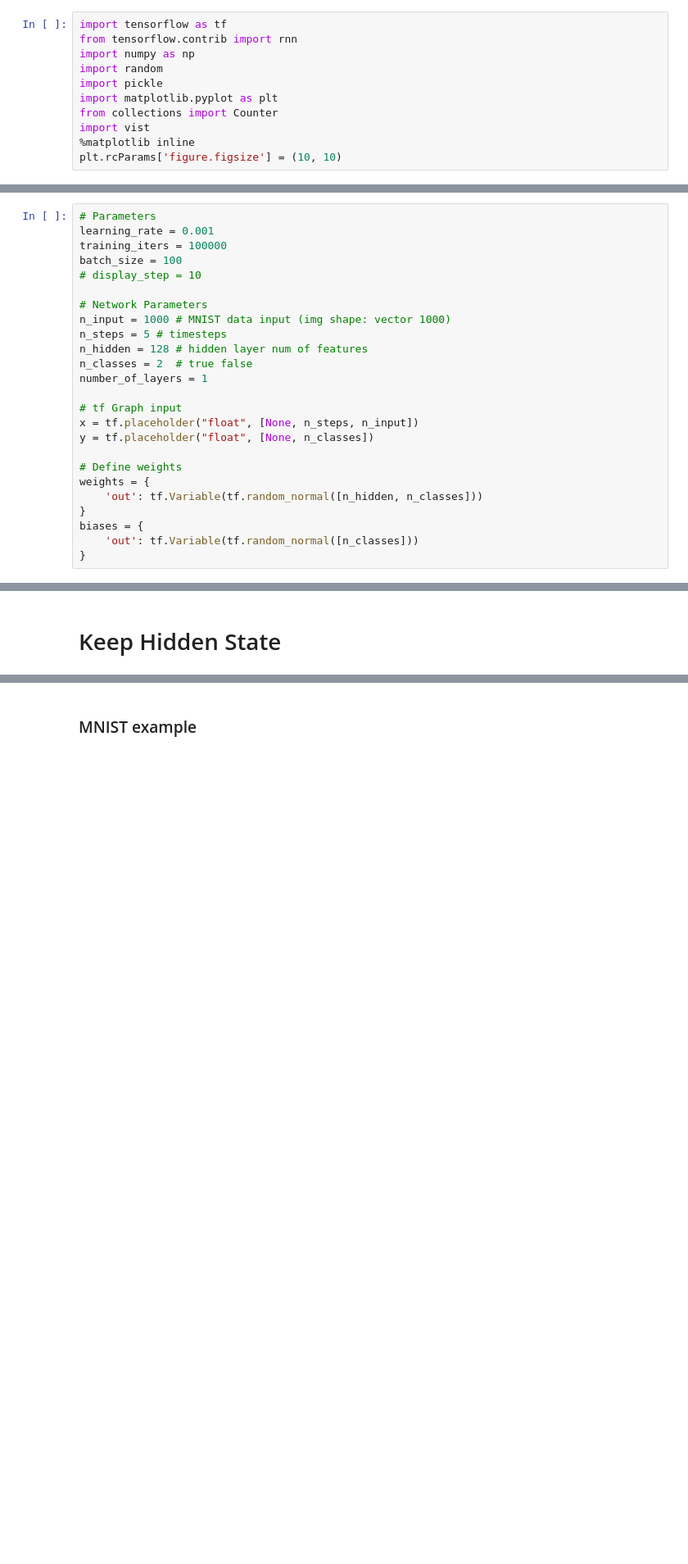
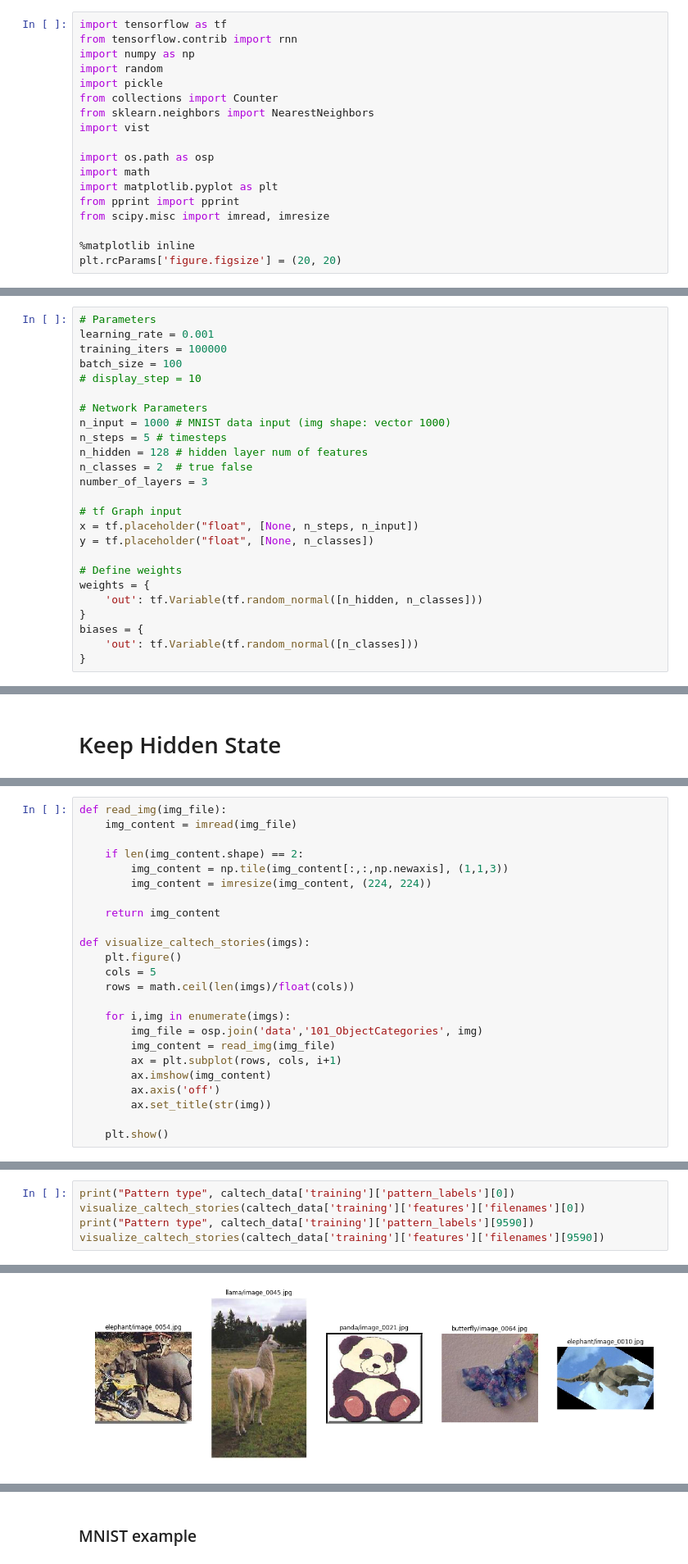
Before and after one commit to ThanosRoidis/projectAI-vsct, a Jupyter notebook: lstm.ipynb, the cells around one changed output, grey strips where cells are left out. Shown at 82% size. Saved outputs shown, nothing was run; the diff lists cells and outputs as text; blank space fills up the shorter version.

Commit message:
lstm (KNN & MAP)
lstm with 3 hidden layers, knn, and mean average precision

```diff
--- a/lstm.ipynb
+++ b/lstm.ipynb
@@ -4,11 +4,18 @@ from tensorflow.contrib import rnn
 import numpy as np
 import random
 import pickle
+from collections import Counter
+from sklearn.neighbors import NearestNeighbors
+import vist
+
+import os.path as osp
+import math
 import matplotlib.pyplot as plt
-from collections import Counter
-import vist
+from pprint import pprint
+from scipy.misc import imread, imresize
+
 %matplotlib inline
-plt.rcParams['figure.figsize'] = (10, 10)
+plt.rcParams['figure.figsize'] = (20, 20)
 # %% [markdown]
 # Caltech Story Classification
 # %%
@@ -162,7 +169,7 @@ n_input = 1000 # MNIST data input (img shape: vector 1000)
 n_steps = 5 # timesteps
 n_hidden = 128 # hidden layer num of features
 n_classes = 2  # true false
-number_of_layers = 1
+number_of_layers = 3
 
 # tf Graph input
 x = tf.placeholder("float", [None, n_steps, n_input])
@@ -311,0 +332,24 @@ outputs_keep = outputs[3:]
+# %%
+def read_img(img_file):
+    img_content = imread(img_file)
+
+    if len(img_content.shape) == 2:
+        img_content = np.tile(img_content[:,:,np.newaxis], (1,1,3))
+        img_content = imresize(img_content, (224, 224))
+
+    return img_content
+
+def visualize_caltech_stories(imgs):
+    plt.figure()
+    cols = 5
+    rows = math.ceil(len(imgs)/float(cols))
+
+    for i,img in enumerate(imgs):
+        img_file = osp.join('data','101_ObjectCategories', img)
+        img_content = read_img(img_file)
+        ax = plt.subplot(rows, cols, i+1)
+        ax.imshow(img_content)
+        ax.axis('off')
+        ax.set_title(str(img))
+
+    plt.show()
@@ -311,0 +398,6 @@ outputs_keep = outputs[3:]
+# %%
+print("Pattern type", caltech_data['training']['pattern_labels'][0])
+visualize_caltech_stories(caltech_data['training']['features']['filenames'][0])
+print("Pattern type", caltech_data['training']['pattern_labels'][9590])
+visualize_caltech_stories(caltech_data['training']['features']['filenames'][9590])
+# %% [output]
@@ -311,0 +405 @@ outputs_keep = outputs[3:]
+[figure, added]
```
Also changed, not shown: parts of 19 cells of this notebook.
